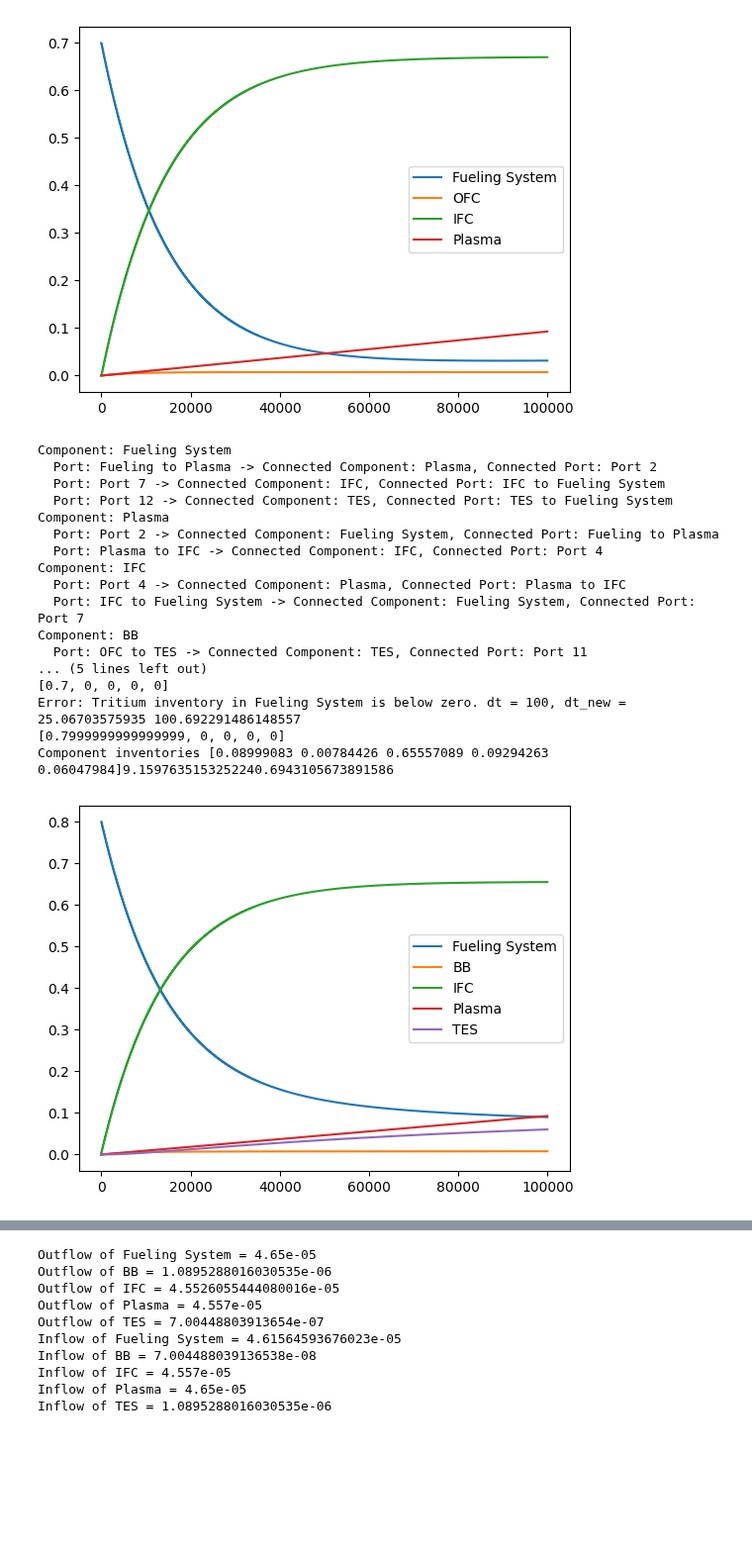
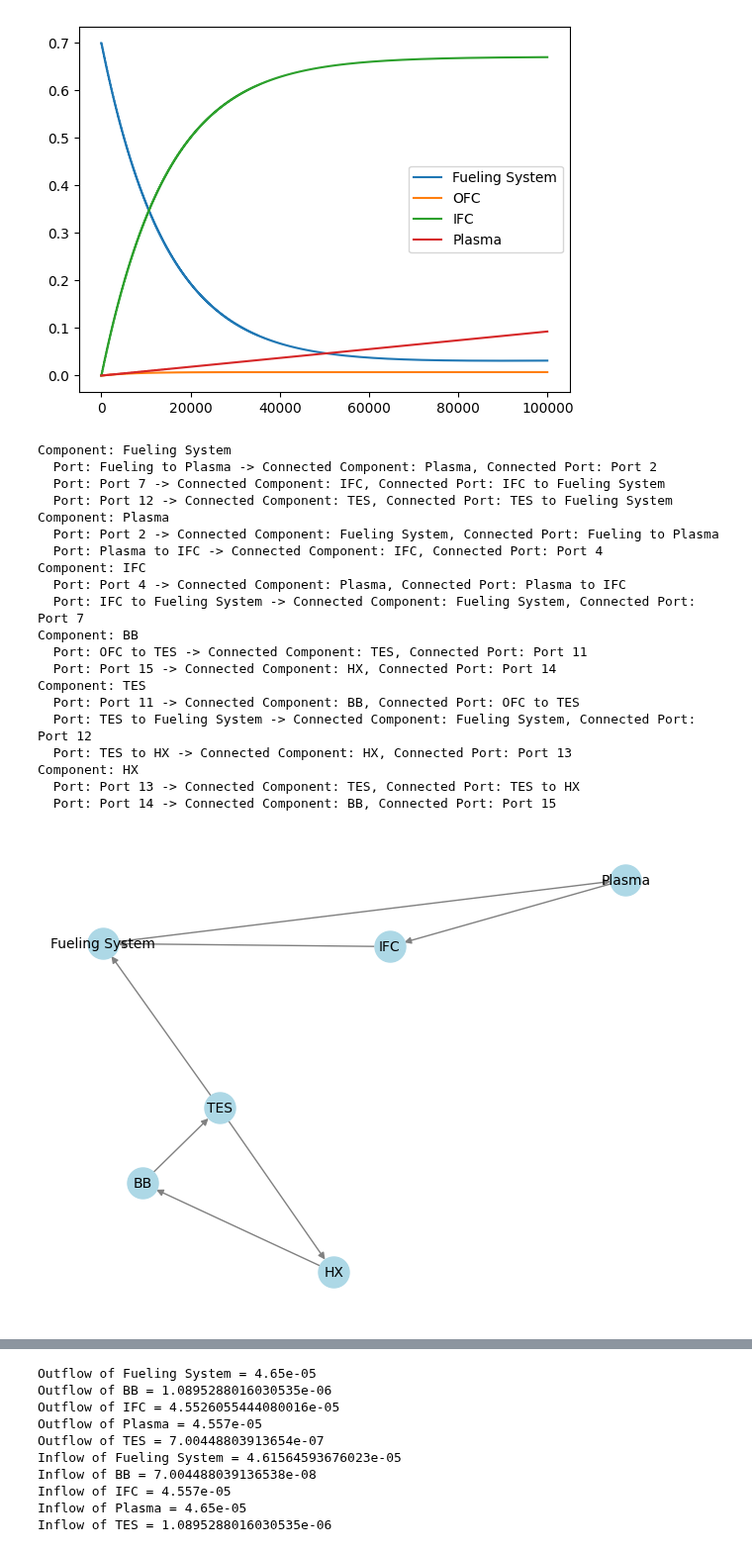
Before and after one commit to gabriele-ferrero/TRIOMA, a Jupyter notebook: test.ipynb, the cells around one changed output, grey strips where cells are left out. Shown at 99% size. Cells and saved outputs as stored; diff of their text form; code cells hidden in the pictures; blank space fills up the shorter version.

```diff
--- a/test.ipynb
+++ b/test.ipynb
@@ -407,9 +407,11 @@ Time = 46004.4690036341, Error = 5.193638756312121e-07, dt = 52.29863982995201,
 <matplotlib.legend.Legend at 0x...>
 [figure]
 # %%
+
 from fuelingSystem import FuelingSystem
 from component import Component
 from plasma import Plasma
+from breedingBlanket import BreedingBlanket
 from componentMap import ComponentMap
 from matplotlib import pyplot as plt
 from simulate import Simulate
@@ -419,18 +421,20 @@ LAMBDA = 1.73e-9 # Decay constant for tritium
 N_burn = 9.3e-7 # Tritium burn rate in the plasma
 TBR = 1.1
 tau_ofc = 2 * 3600
-tau_ifc = 4 * 3600
+tau_ifc = 5 * 3600
 tau_tes = 24 * 3600
-I_startup = 0.7
+tau_HX = 1 * 3600
+I_startup = 0.1
 TBE = 0.02
 tes_efficiency = 0.9
 
 # Define components
 fueling_system = FuelingSystem("Fueling System", N_burn, TBE, initial_inventory=I_startup)
-BB = Component("BB", tau_ofc, initial_inventory=0, tritium_source=N_burn * TBR)
+BB = BreedingBlanket("BB", tau_ofc, initial_inventory=0, N_burn = N_burn, TBR = TBR)
 IFC = Component("IFC", tau_ifc)
 plasma = Plasma("Plasma", N_burn, TBE)
 TES = Component("TES", residence_time = tau_tes)
+HX = Component("HX", residence_time = tau_HX)
 
 # Define ports
 port1 = fueling_system.add_output_port("Fueling to Plasma")
@@ -442,10 +446,12 @@ port6 = BB.add_output_port("OFC to TES")
 port7 = fueling_system.add_input_port("Port 7")
 port8 = IFC.add_input_port("Port 8")
 port9 = TES.add_output_port("TES to Fueling System")
-port10 = TES.add_output_port("TES to OFC")
+port10 = TES.add_output_port("TES to HX")
 port11 = TES.add_input_port("Port 11")
 port12 = fueling_system.add_input_port("Port 12", incoming_fraction=tes_efficiency)
-port13 = BB.add_input_port("Port 13", incoming_fraction=1-tes_efficiency)
+port13 = HX.add_input_port("Port 13", incoming_fraction=1-tes_efficiency)
+port14 = HX.add_output_port("Port 14")
+port15 = BB.add_input_port("Port 15")
 
 # Add components to component map
 component_map = ComponentMap()
@@ -454,40 +460,45 @@ component_map.add_component(BB)
 component_map.add_component(IFC)
 component_map.add_component(plasma)
 component_map.add_component(TES)
+component_map.add_component(HX)
 
 # Connect ports
 component_map.connect_ports(fueling_system, port1, plasma, port2)
 component_map.connect_ports(plasma, port3, IFC, port4)
 component_map.connect_ports(IFC, port5, fueling_system, port7)
 component_map.connect_ports(BB, port6, TES, port11)
 component_map.connect_ports(TES, port9, fueling_system, port12)
-component_map.connect_ports(TES, port10, BB, port13)
+component_map.connect_ports(TES, port10, HX, port13)
+component_map.connect_ports(HX, port14, BB, port15)
 
 component_map.print_connected_map()
-# visualize_connections(component_map)
+visualize_connections(component_map)
 
-simulation = Simulate(0.1, 1e5, component_map)
+simulation = Simulate(0.1, 1e5, 1.1, component_map)
 t, y = simulation.run()
 plt.figure()
 plt.plot(t, y)
 plt.legend(component_map.components.keys())
 print(f"Component inventories {y[-1]}")
 # %% [output]
 Component: Fueling System
   Port: Fueling to Plasma -> Connected Component: Plasma, Connected Port: Port 2
   Port: Port 7 -> Connected Component: IFC, Connected Port: IFC to Fueling System
   Port: Port 12 -> Connected Component: TES, Connected Port: TES to Fueling System
 Component: Plasma
   Port: Port 2 -> Connected Component: Fueling System, Connected Port: Fueling to Plasma
   Port: Plasma to IFC -> Connected Component: IFC, Connected Port: Port 4
 Component: IFC
   Port: Port 4 -> Connected Component: Plasma, Connected Port: Plasma to IFC
   Port: IFC to Fueling System -> Connected Component: Fueling System, Connected Port: Port 7
 Component: BB
   Port: OFC to TES -> Connected Component: TES, Connected Port: Port 11
-... (5 lines left out)
-[0.7, 0, 0, 0, 0]
-Error: Tritium inventory in Fueling System is below zero. dt = 100, dt_new = 25.06703575935 100.692291486148557
-[0.7999999999999999, 0, 0, 0, 0]
-Component inventories [0.08999083 0.00784426 0.65557089 0.09294263 0.06047984]9.1597635153252240.6943105673891586
+  Port: Port 15 -> Connected Component: HX, Connected Port: Port 14
+Component: TES
+  Port: Port 11 -> Connected Component: BB, Connected Port: OFC to TES
+  Port: TES to Fueling System -> Connected Component: Fueling System, Connected Port: Port 12
+  Port: TES to HX -> Connected Component: HX, Connected Port: Port 13
+Component: HX
+  Port: Port 13 -> Connected Component: TES, Connected Port: TES to HX
+  Port: Port 14 -> Connected Component: BB, Connected Port: Port 15
-[figure, old version]
+[figure, new version]
```
Also changed, not shown: parts of 1 cell of this notebook, 3 other files.
